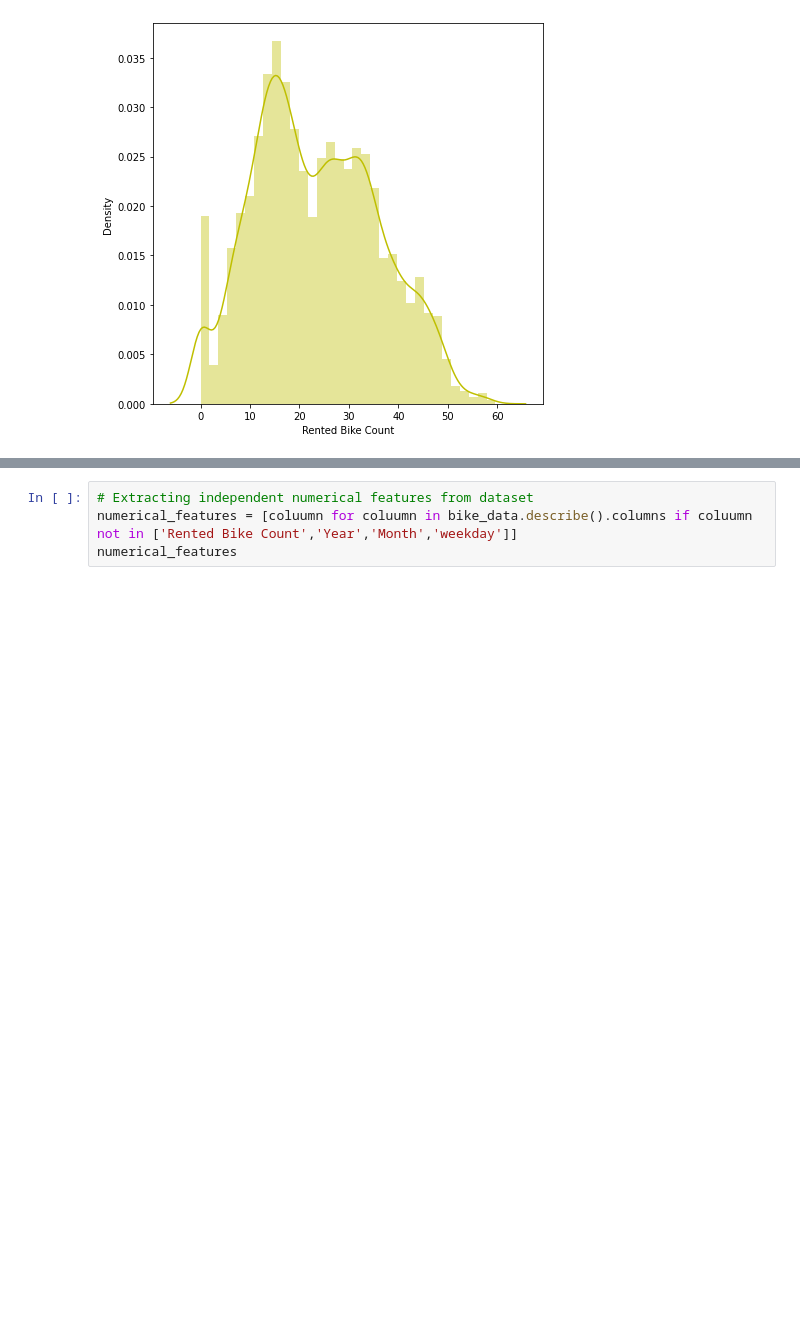
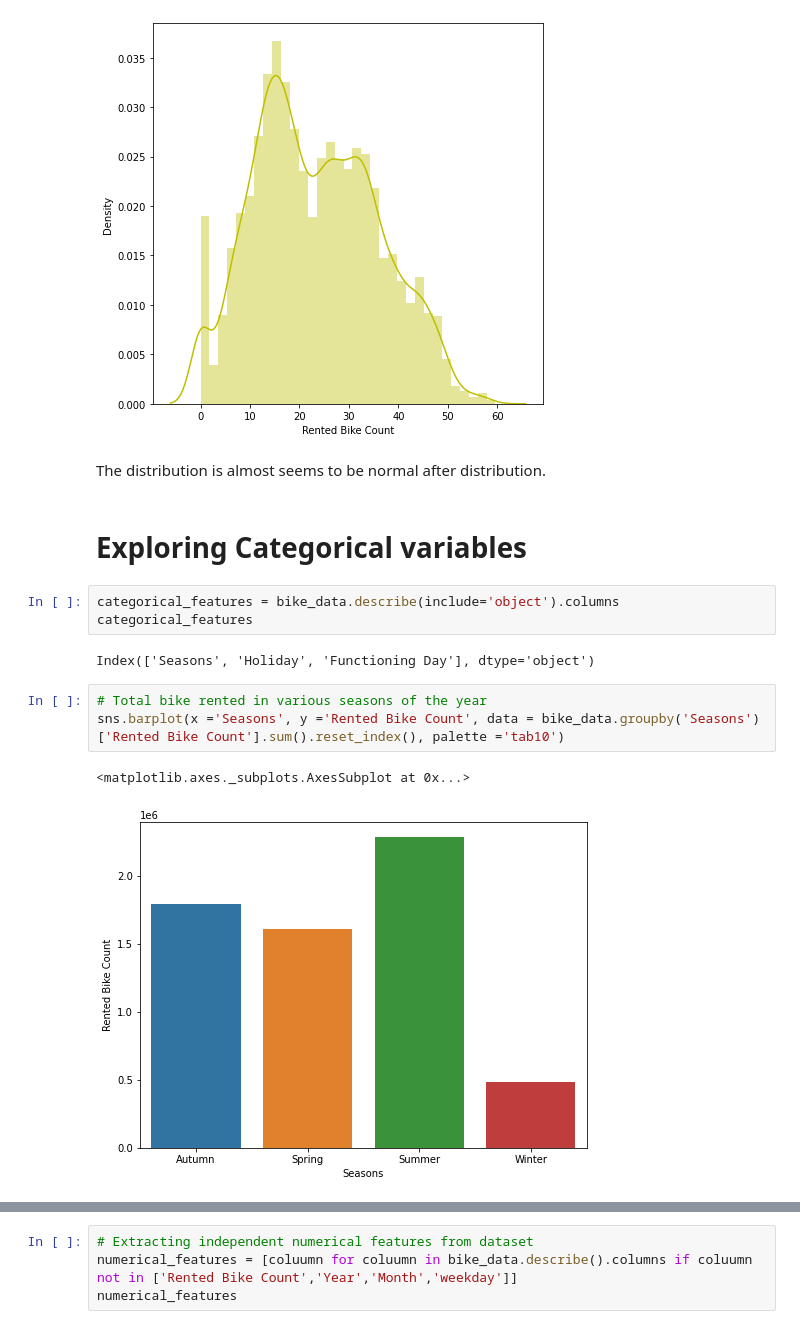
Before and after one commit to shubham-bhadouria/-Seoul-Bike-Sharing-Demand-Prediction, a Jupyter notebook: Copy_of_Copy_of_Bike_Sharing_Demand_Prediction_Capstone_Project.ipynb, the cells around one changed output, grey strips where cells are left out. Cells and saved outputs as stored; diff of their text form; blank space fills up the shorter version.

```diff
--- a/Copy_of_Copy_of_Bike_Sharing_Demand_Prediction_Capstone_Project.ipynb
+++ b/Copy_of_Copy_of_Bike_Sharing_Demand_Prediction_Capstone_Project.ipynb
@@ -239,3 +243,18 @@ sns.distplot(np.sqrt(bike_data['Rented Bike Count']),color="y")
 # %% [output]
 <matplotlib.axes._subplots.AxesSubplot at 0x...>
 [figure]
+# %% [markdown]
+The distribution is almost seems to be normal after distribution.
+# %% [markdown]
+# Exploring Categorical variables
+# %%
+categorical_features = bike_data.describe(include='object').columns
+categorical_features
+# %% [output]
+Index(['Seasons', 'Holiday', 'Functioning Day'], dtype='object')
+# %%
+# Total bike rented in various seasons of the year
+sns.barplot(x ='Seasons', y ='Rented Bike Count', data = bike_data.groupby('Seasons')['Rented Bike Count'].sum().reset_index(), palette ='tab10')
+# %% [output]
+<matplotlib.axes._subplots.AxesSubplot at 0x...>
+[figure, added]
```
Also changed, not shown: parts of 12 cells of this notebook.
